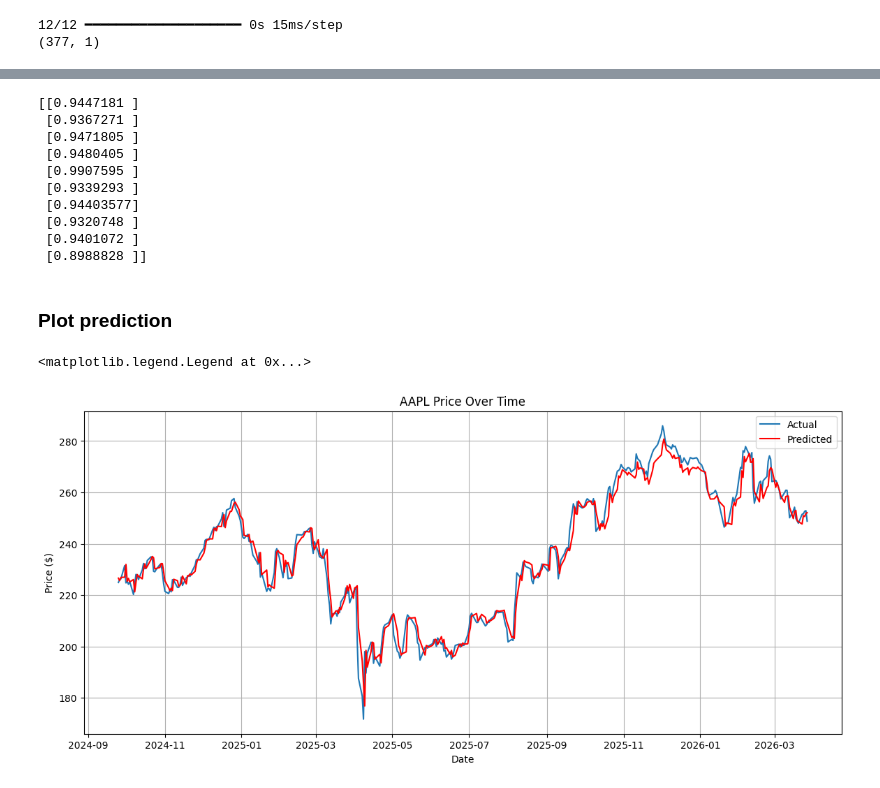
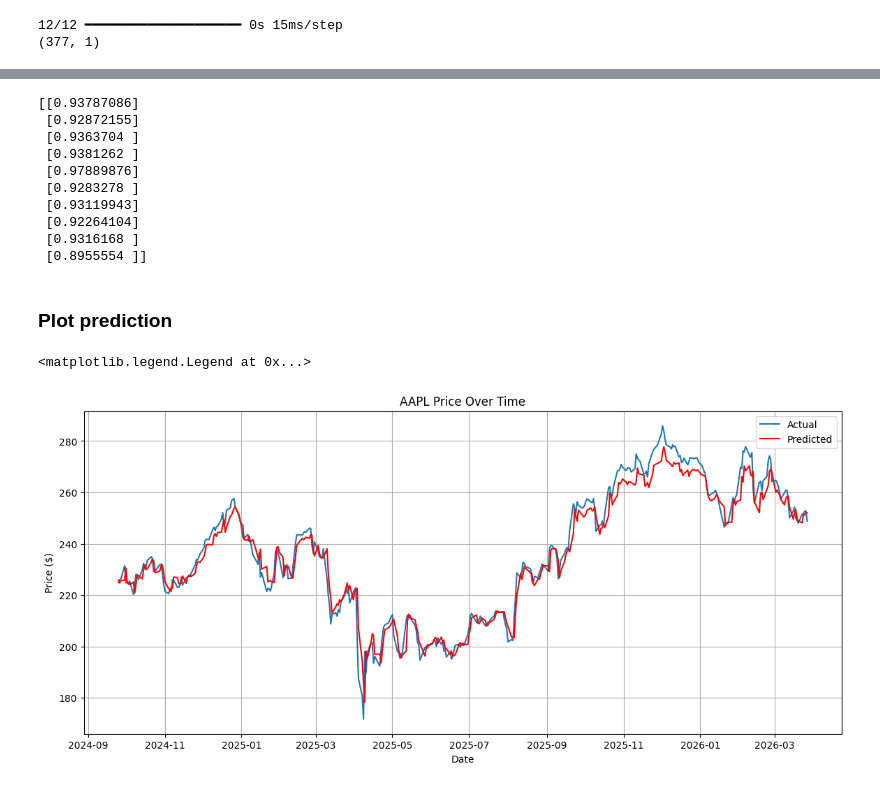
Before and after one commit to garyjli/price-predictor, a Jupyter notebook: LSTM.ipynb, the cells around one changed output, grey strips where cells are left out. Cells and saved outputs as stored; diff of their text form; code cells hidden in the pictures.

Commit message:
use separate scalers for features and target

```diff
--- a/LSTM.ipynb
+++ b/LSTM.ipynb
@@ -135,25 +135,37 @@ test.head()
 # %%
 from sklearn.preprocessing import MinMaxScaler
 # %%
+features = ["Close", "ema21", "dist_ema21", "slope_ema21", "return"]
+target = "Close"
+
 # MinMaxScaler has default param feature_range=(0,1)
-scaler = MinMaxScaler()
+features_scaler = MinMaxScaler()
+target_scaler = MinMaxScaler()
 
-features = ["Close", "ema21", "dist_ema21", "slope_ema21", "return"]
-window = 60
+# Training data
+train_features = train[features]
+train_target = train[[target]]
 
-train_features = train[features]
+# Testing data
 test_features = test[features]
+test_target = test[[target]]
 
 # Scale training data
-train_features_scaled = scaler.fit_transform(train_features)
+train_features_scaled = features_scaler.fit_transform(train_features)
+train_target_scaled = target_scaler.fit_transform(train_target)
+
+window = 60
 
 # Scale testing data
 prev_window_features = train_features.tail(window)
 test_features = pd.concat([prev_window_features, test_features], ignore_index=True)
-test_features_scaled = scaler.transform(test_features)
+test_features_scaled = features_scaler.transform(test_features)
+test_target_scaled = target_scaler.transform(test_target)
 
 print(train_features_scaled.shape)
 print(test_features_scaled.shape)
+print(train_target_scaled.shape)
+print(test_target_scaled.shape)
 # %% [output]
 (878, 5)
 (437, 5)
@@ -191,10 +217,10 @@ print(test_features_scaled[-5:])
 x_train = []
 y_train = []
 
-# For each timestamp (row) x, grab the (window) timestamps before it and add them as a singular element to x_train. Add timestamp x as an element to y_train.
+# For each timestamp (row) x, grab the #(window) timestamps before it and add them as a singular element to x_train. Add timestamp x as an element to y_train.
 for i in range(window, train_features_scaled.shape[0]):
     x_train.append(train_features_scaled[i - window : i])
-    y_train.append(train_features_scaled[i, 0])
+    y_train.append(train_target_scaled[i, 0])
 
 x_train = np.array(x_train)
 y_train = np.array(y_train)
@@ -212,7 +238,7 @@ y_test = []
 
 for i in range(window, test_features_scaled.shape[0]):
     x_test.append(test_features_scaled[i - window : i])
-    y_test.append(test_features_scaled[i, 0])
+    y_test.append(test_target_scaled[i - window, 0])
 
 x_test = np.array(x_test)
 y_test = np.array(y_test)
@@ -312,15 +332,15 @@ print(y_test[:10])
 # %%
 print(y_pred[:10])
 # %% [output]
-[[0.9447181 ]
- [0.9367271 ]
- [0.9471805 ]
- [0.9480405 ]
- [0.9907595 ]
- [0.9339293 ]
- [0.94403577]
- [0.9320748 ]
- [0.9401072 ]
- [0.8988828 ]]
+[[0.93787086]
+ [0.92872155]
+ [0.9363704 ]
+ [0.9381262 ]
+ [0.97889876]
+ [0.9283278 ]
+ [0.93119943]
+ [0.92264104]
+ [0.9316168 ]
+ [0.8955554 ]]
 # %% [markdown]
 ### Plot prediction
@@ -335,16 +347,16 @@ dummy_test[:, 0] = y_test
 # %%
-y_pred_prices = scaler.inverse_transform(dummy_pred)[:, 0]
-y_test_prices = scaler.inverse_transform(dummy_test)[:, 0]
+y_pred_prices = target_scaler.inverse_transform(y_pred).flatten()
+y_test_prices = target_scaler.inverse_transform(y_test.reshape(-1, 1)).flatten()
 
 # Plot price
 plt.figure(figsize=(14, 6))
 plt.grid(True)
 plt.plot(test["Date"], y_test_prices, label="Actual")
 plt.plot(test["Date"], y_pred_prices, label="Predicted", color="red")
 plt.xlabel("Date")
 plt.ylabel("Price ($)")
 plt.title("AAPL Price Over Time")
 plt.legend()
 # %% [output]
 <matplotlib.legend.Legend at 0x...>
-[figure, old version]
+[figure, new version]
```
Also changed, not shown: parts of 14 cells of this notebook.
